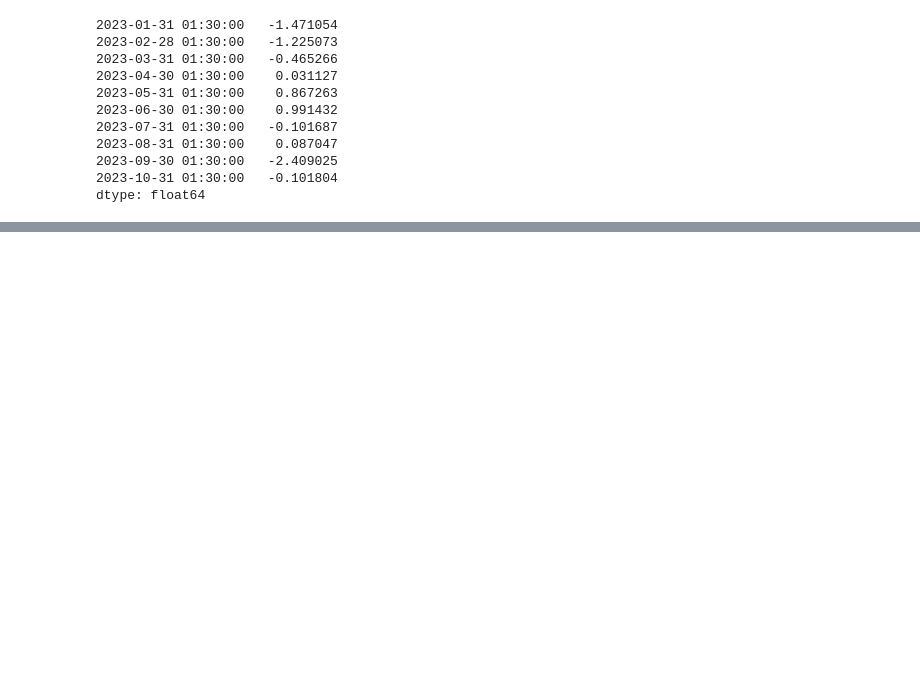
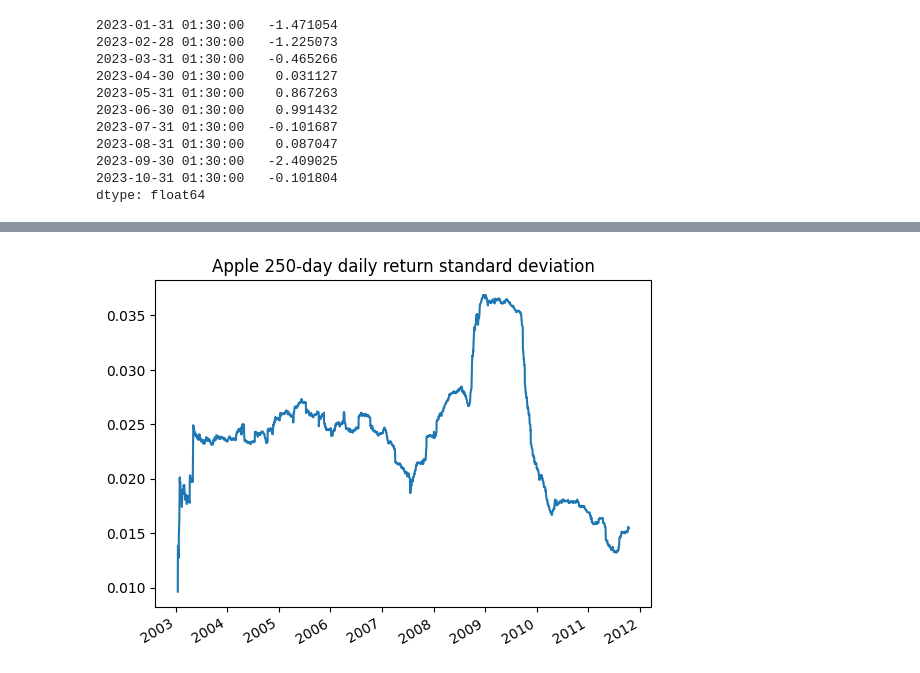
Before and after one commit to xiangshiyin/data-programming-with-python, a Jupyter notebook: 2023-fall/2023-10-10/notebook/code_demo.ipynb, the cells around one changed output, grey strips where cells are left out. Saved outputs shown, nothing was run; the diff lists cells and outputs as text; code cells hidden in the pictures; blank space fills up the shorter version.

```diff
--- a/2023-fall/2023-10-10/notebook/code_demo.ipynb
+++ b/2023-fall/2023-10-10/notebook/code_demo.ipynb
@@ -526,0 +876,3 @@ dtype: float64
+# %%
+std250 = close_px_all["AAPL"].pct_change().rolling(250, min_periods=10).std()
+std250.head(20)
@@ -526,0 +897,6 @@ dtype: float64
+# %%
+std250.plot()
+plt.title("Apple 250-day daily return standard deviation")
+plt.show()
+# %% [output]
+[figure, added]
```
Also changed, not shown: parts of 41 cells of this notebook, 1 other file.
